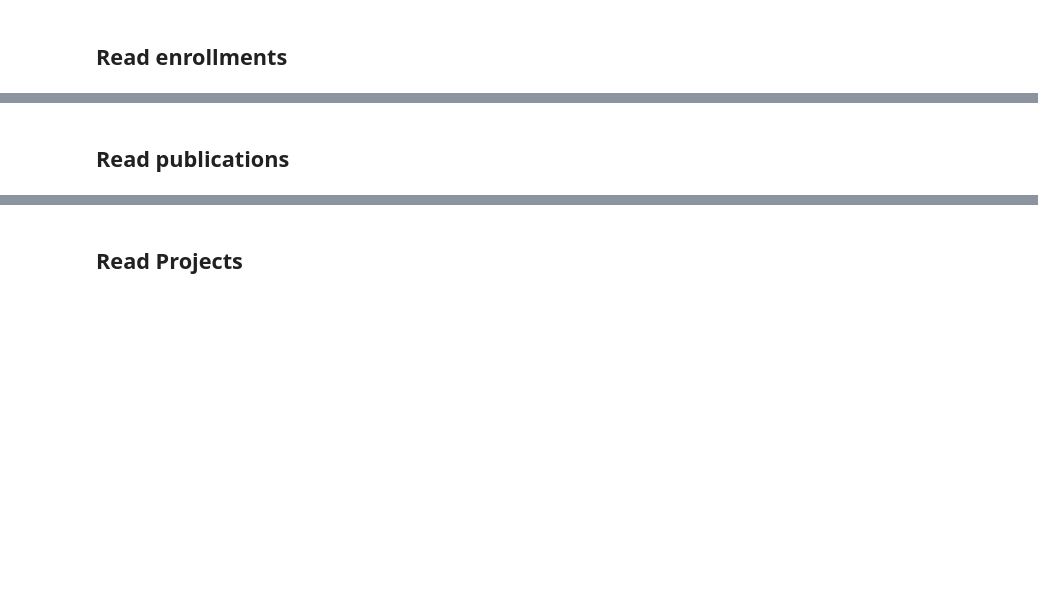
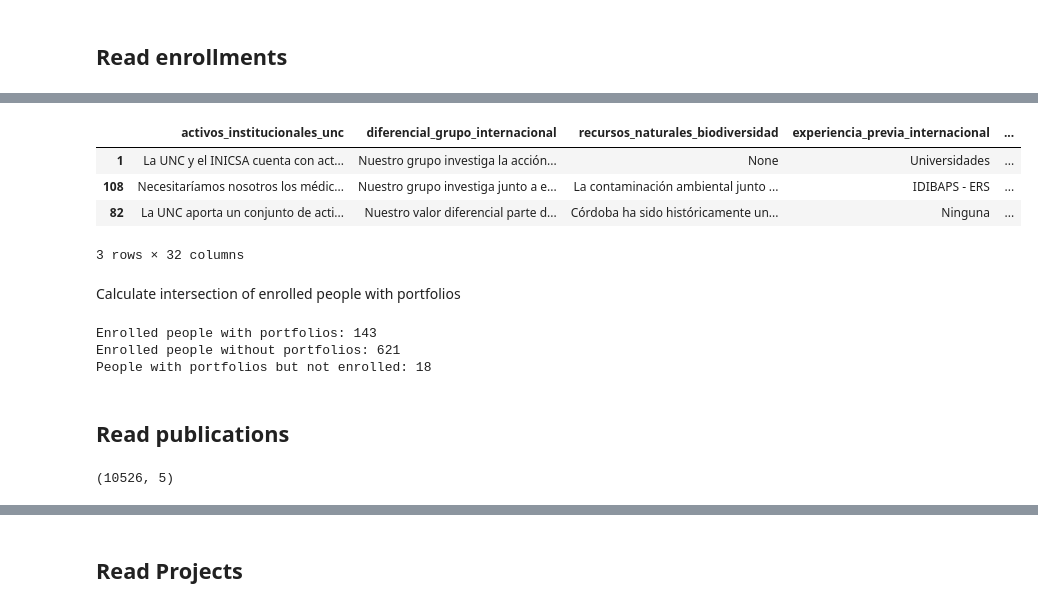
Before and after one commit to sivt-famaf/mapa-ciencia-unc, a Jupyter notebook: notebooks/z. Sampling test.ipynb, the cells around one changed output, grey strips where cells are left out. Saved outputs shown, nothing was run; the diff lists cells and outputs as text; code cells hidden in the pictures; blank space fills up the shorter version.

Commit message:
feat: filter by list of cuits available

```diff
--- a/notebooks/z. Sampling test.ipynb
+++ b/notebooks/z. Sampling test.ipynb
@@ -49,0 +55,17 @@ plt.show()
+# %%
+df_portfolios = pd.read_json(MERGED_DATA_DIRPATH / 'portfolios.json', lines=True)
+PUBLIC_COLS_PORTFOLIOS = ['activos_institucionales_unc',
+       'diferencial_grupo_internacional', 'recursos_naturales_biodiversidad',
+       'experiencia_previa_internacional', 'desafio_global',
+       'ejemplo_concreto', 'prestigio_unc', 'recursos_humanos_grupo',
+       'infraestructura_disponible_unc', 'infraestructura_diferencial_unc',
+       'infraestructura_ejemplo', 'extension_beneficios',
+       'extension_relevancia', 'extension_articulaciones',
+       'extension_alianzas', 'extension_redes', 'transferencia_mecanismos',
+       'transferencia_productos', 'cultura_aspectos', 'cultura_impacto',
+       'innovacion_capacidades', 'normativas', 'capital_social',
+       'articulacion_sectores_productivos', 'diferencial_clave',
+       'metodologias_otros_campos', 'aprendizajes_contexto_local',
+       'metodologias_para_problematica', 'experiencia_transdisciplinar',
+       'experiencia_situacional', 'experiencia_transferencia',
+       'resultados_esperados']
@@ -50,5 +76,32 @@ plt.show()
+# %%
+df_portfolios[PUBLIC_COLS_PORTFOLIOS].sample(3)
+# %% [output]
+|  | activos_institucionales_unc | diferencial_grupo_internacional | recursos_naturales_biodiversidad | experiencia_previa_internacional | ... |
+| 1 | La UNC y el INICSA cuenta con act... | Nuestro grupo investiga la acción... | None | Universidades | ... |
+| 108 | Necesitaríamos nosotros los médic... | Nuestro grupo investiga junto a e... | La contaminación ambiental junto ... | IDIBAPS - ERS | ... |
+| 82 | La UNC aporta un conjunto de acti... | Nuestro valor diferencial parte d... | Córdoba ha sido históricamente un... | Ninguna | ... |
+3 rows × 32 columns
+# %% [markdown]
+Calculate intersection of enrolled people with portfolios
+# %%
+merged_enrollment_portfolio = df_enrollment[['name', 'gender', 'cuit']]\
+    .merge(df_portfolios[['email', 'cuit']], on="cuit", how='left')
+
+print(f"Enrolled people with portfolios: {len(merged_enrollment_portfolio[~merged_enrollment_portfolio.email.isna()])}")
+print(f"Enrolled people without portfolios: {len(merged_enrollment_portfolio[merged_enrollment_portfolio.email.isna()])}")
+
+non_enrolled_portfolios = df_portfolios[['email', 'cuit']]\
+    .merge(df_enrollment[['name', 'cuit']], on="cuit", how='left')
+print(f"People with portfolios but not enrolled: {len(non_enrolled_portfolios[non_enrolled_portfolios.name.isna()])}")
+# %% [output]
+Enrolled people with portfolios: 143
+Enrolled people without portfolios: 621
+People with portfolios but not enrolled: 18
 # %% [markdown]
 ## Read publications
 # %%
 df_articles = pd.read_json(MERGED_DATA_DIRPATH / 'articles.json', lines=True)
 PUBLIC_COLS_ARTICLES = ['autores', 'titulo', 'resumen']
+df_articles.shape
+# %% [output]
+(10526, 5)
```
Also changed, not shown: parts of 10 cells of this notebook, 2 other files.
